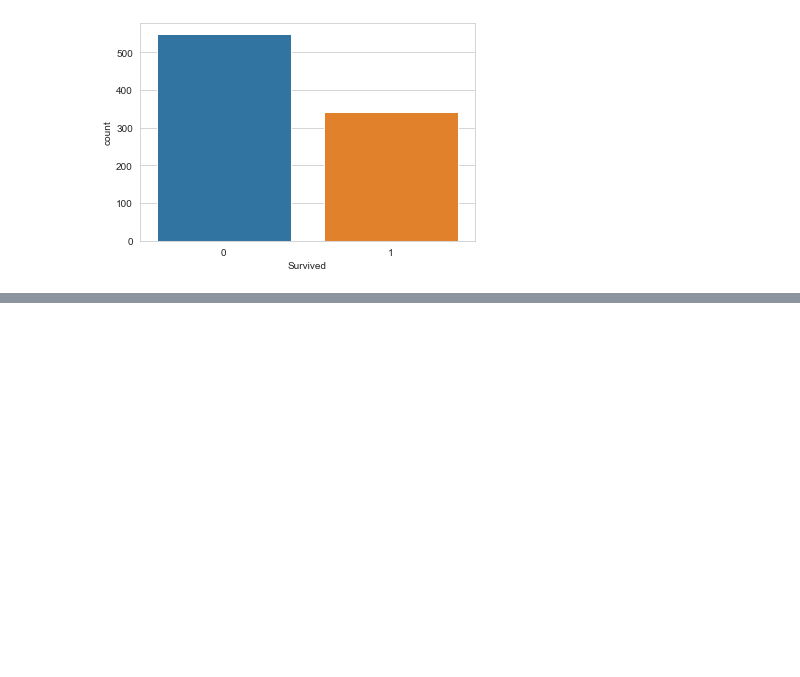
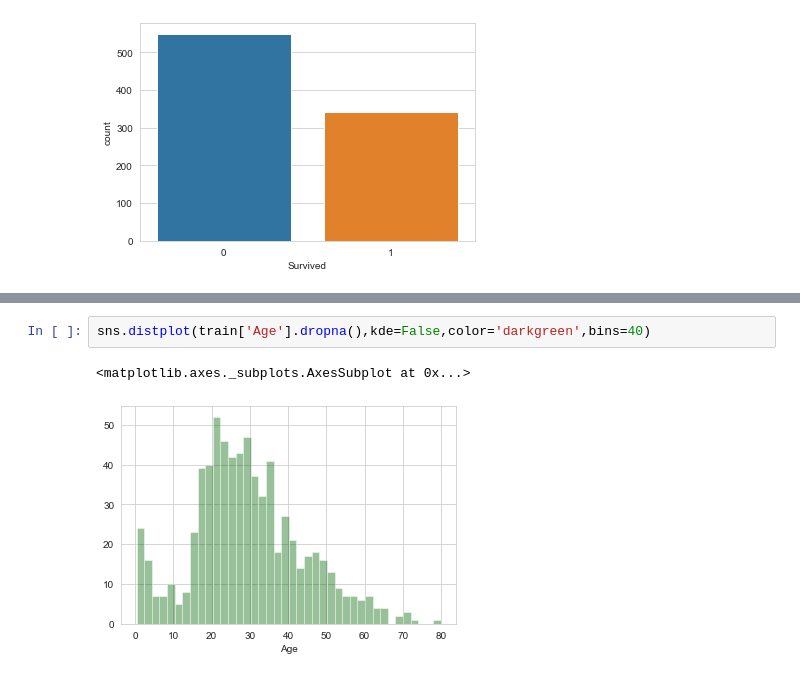
Before and after one commit to Adithya2018/Complete-Machine-Learning-Playlist-Krish-Naik-, a Jupyter notebook: Tutorial 11 - Exploratory Data Analysis(EDA) of Titanic Dataset.ipynb, the cells around one changed output, grey strips where cells are left out. Saved outputs shown, nothing was run; the diff lists cells and outputs as text; blank space fills up the shorter version.

```diff
--- a/Tutorial 11 - Exploratory Data Analysis(EDA) of Titanic Dataset.ipynb
+++ b/Tutorial 11 - Exploratory Data Analysis(EDA) of Titanic Dataset.ipynb
@@ -66,0 +84,5 @@ sns.countplot(x='Survived', data=train)
+# %%
+sns.distplot(train['Age'].dropna(),kde=False,color='darkgreen',bins=40)
+# %% [output]
+<matplotlib.axes._subplots.AxesSubplot at 0x...>
+[figure, added]
```
Also changed, not shown: parts of 49 cells of this notebook.
